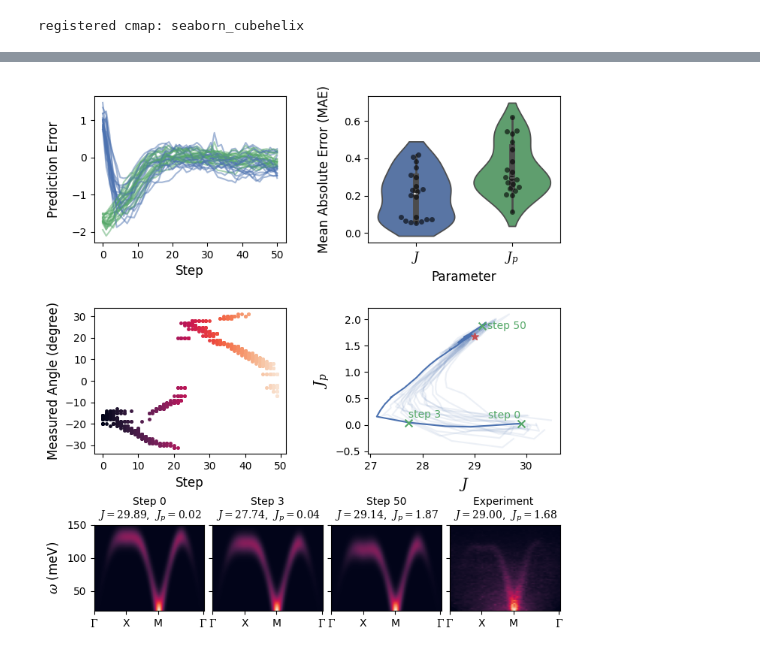
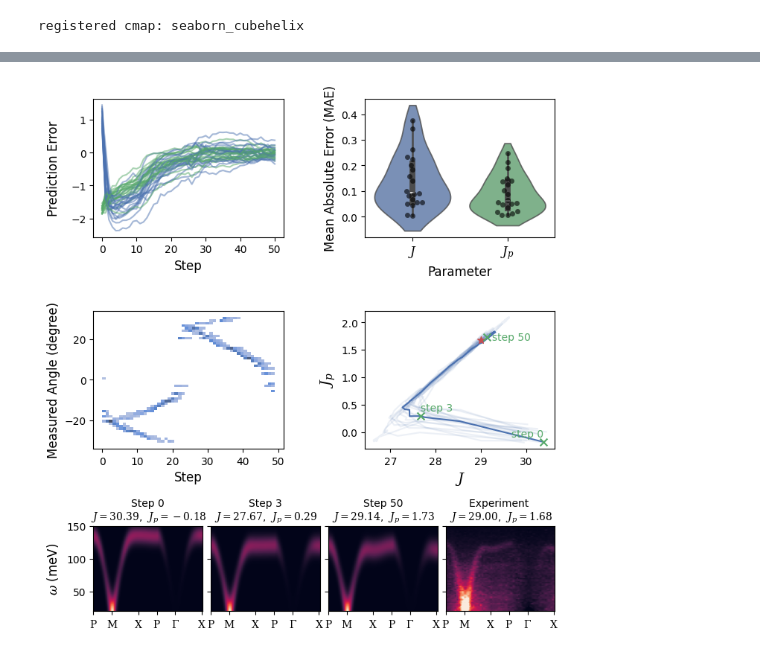
Before and after one commit to zhantaochen/inxs-steering, a Jupyter notebook: paper_preperation/real_exp_benchmark_results.ipynb, the cells around one changed output, grey strips where cells are left out. Saved outputs shown, nothing was run; the diff lists cells and outputs as text; code cells hidden in the pictures.

```diff
--- a/paper_preperation/real_exp_benchmark_results.ipynb
+++ b/paper_preperation/real_exp_benchmark_results.ipynb
@@ -42,10 +41,12 @@ for path in summary_dict['real'][method]:
 
         # _mean_preds = _pt['means']
 
-        _maes = (_mean_preds - _pt['true_params'][None]).norm(dim=-1)
+        # _maes = (_mean_preds - _pt['true_params'][None]).norm(dim=-1)
+        # maes.append(_maes[steps_of_interest].unsqueeze(0))
+        _maes = (_mean_preds - _pt['true_params'][None])[-1,None].abs()
 
+        maes.append(_maes)
         mean_preds.append(_mean_preds.unsqueeze(0))
-        maes.append(_maes[steps_of_interest].unsqueeze(0))
         sample_ids.append(_idx)
         true_values.append(_pt['true_params'])
         measured_angles.append(_pt['measured_angles'].unsqueeze(0))
@@ -168,8 +159,10 @@ obtained memmap mask name as: mask_h_-2.0_2.0_121_k_-2.0_2.0_121_l_-10.0_4.5_30_
 # %%
 from inxss import linspace_2D_equidistant, plot_points, get_Sqw_func
 
-_, kpt_indices = linspace_2D_equidistant([[0,0],[0.5,0],[0.5,0.5],[0,0]], 100, return_indices=True)
-kpts = torch.from_numpy(linspace_2D_equidistant([[0,0],[0.5,0],[0.5,0.5],[0,0]], 100))
+# _, kpt_indices = linspace_2D_equidistant([[0,0],[0.5,0],[0.5,0.5],[0,0]], 100, return_indices=True)
+# kpts = torch.from_numpy(linspace_2D_equidistant([[0,0],[0.5,0],[0.5,0.5],[0,0]], 100))
+_, kpt_indices = linspace_2D_equidistant([[1/4,1/4], [1/2,1/2], [0,1/2], [1/4,1/4], [0,0], [0,1/2]], 100, return_indices=True)
+kpts = torch.from_numpy(linspace_2D_equidistant([[1/4,1/4],[1/2,1/2],[0,1/2],[1/4,1/4], [0,0], [0,1/2]], 100))
 wpts = steer.experiment.w_grid
 qw_coords = []
 for _l in steer.experiment.l_grid:
@@ -180,7 +173,8 @@ for _l in steer.experiment.l_grid:
        ], dim=2)
     qw_coords.append(_qw_coords)
 
-kpt_labels = ['$\Gamma$', 'X', 'M', '$\Gamma$']
+kpt_labels = ['$\mathrm{P}$', '$\mathrm{M}$', '$\mathrm{X}$', '$\mathrm{P}$', '$\Gamma$', '$\mathrm{X}$']
+# kpt_labels = ['K'] * len(kpt_indices)
 # %%
 S_exp = 0.
 for _qw_coords in qw_coords:
@@ -323,7 +453,15 @@ fig.savefig(f'figures/exp_benchmark_summary_{method}.pdf', bbox_inches='tight')
 # %%
+shift_type = 'center'
+maes_demo = results_shifted_init[shift_type]['maes']
+true_values_demo = results_shifted_init[shift_type]['true_values']
+mean_preds_demo = results_shifted_init[shift_type]['mean_preds']
+
+measured_angles_demo = results_shifted_init[shift_type]['measured_angles']
+measured_angles_demo[measured_angles_demo > 180] -= 360
+
 fig = plt.figure(figsize=(8,9))
 
-gs = fig.add_gridspec(3, 4, height_ratios=[3,3,2], wspace=1.5, hspace=0.5)
+gs = fig.add_gridspec(3, 4, height_ratios=[3,3,2], wspace=1.5, hspace=0.6)
 
 
 ax_mae_hist = fig.add_subplot(gs[0, 2:])
@@ -331,41 +469,42 @@ ax_traj = fig.add_subplot(gs[1, 2:])
 ax_ang = fig.add_subplot(gs[1, :2])
 ax_mae_step = fig.add_subplot(gs[0, :2])
 
-sns.violinplot(data=maes, ax=ax_mae_hist, cut=True)
-sns.swarmplot(data=maes, ax=ax_mae_hist, color='black', alpha=0.6)
+sns.violinplot(data=maes_demo, ax=ax_mae_hist, cut=True, alpha=0.8)
+sns.swarmplot(data=maes_demo, ax=ax_mae_hist, color='black', alpha=0.6)
 ax_mae_hist.set_xticks([0, 1])
 ax_mae_hist.set_xticklabels(['$J$', '$J_{p}$'], fontsize=12)
 ax_mae_hist.set_ylabel('Mean Absolute Error (MAE)')
 ax_mae_hist.set_xlabel('Parameter')
 
 
-for _idx in range(mean_preds.shape[0]):
+for _idx in range(mean_preds_demo.shape[0]):
     if _idx == _idx_demo_detail:
-        ax_traj.plot(mean_preds[_idx,:,0], mean_preds[_idx,:,1], color=f'C0', zorder=1)
+        ax_traj.plot(mean_preds_demo[_idx,:,0], mean_preds_demo[_idx,:,1], color=f'C0', zorder=1)
     else:
-        ax_traj.plot(mean_preds[_idx,:,0], mean_preds[_idx,:,1], color=f'C0', alpha=0.1, zorder=1)
+        ax_traj.plot(mean_preds_demo[_idx,:,0], mean_preds_demo[_idx,:,1], color=f'C0', alpha=0.1, zorder=1)
 
 
-ax_traj.scatter(true_values[_idx_demo_detail,0], true_values[_idx_demo_detail,1], marker='*', color=f'C2', zorder=10, s=50)
-ax_traj.scatter(mean_preds[_idx_demo_detail,steps_demo,0], mean_preds[_idx_demo_detail,steps_demo,1], marker='x', color='C1', zorder=10, s=50)
-ax_traj.text(mean_preds[_idx_demo_detail,steps_demo[0],0], mean_preds[_idx_demo_detail,steps_demo[0],1]+0.05,
+ax_traj.scatter(true_values_demo[_idx_demo_detail,0], true_values_demo[_idx_demo_detail,1], marker='*', color=f'C2', zorder=10, s=50)
+ax_traj.scatter(mean_preds_demo[_idx_demo_detail,steps_demo,0], mean_preds_demo[_idx_demo_detail,steps_demo,1], marker='x', color='C1', zorder=10, s=50)
+ax_traj.text(mean_preds_demo[_idx_demo_detail,steps_demo[0],0], mean_preds_demo[_idx_demo_detail,steps_demo[0],1]+0.05,
          f'step {steps_demo[0]}', fontsize=10, ha='right', va='bottom', color='C1')
-ax_traj.text(mean_preds[_idx_demo_detail,steps_demo[1],0], mean_preds[_idx_demo_detail,steps_demo[1],1]+0.05,
+ax_traj.text(mean_preds_demo[_idx_demo_detail,steps_demo[1],0], mean_preds_demo[_idx_demo_detail,steps_demo[1],1]+0.05,
          f'step {steps_demo[1]}', fontsize=10, ha='left', va='bottom', color='C1')
-ax_traj.text(mean_preds[_idx_demo_detail,steps_demo[2],0]+0.1, mean_preds[_idx_demo_detail,steps_demo[2],1],
+ax_traj.text(mean_preds_demo[_idx_demo_detail,steps_demo[2],0]+0.1, mean_preds_demo[_idx_demo_detail,steps_demo[2],1],
          f'step {steps_demo[2]}', fontsize=10, ha='left', va='center', color='C1')
 ax_traj.set_xlabel('$J$', fontdict={'size': 14})
 ax_traj.set_ylabel('$J_{p}$', fontdict={'size': 14})
 # ax_traj.yaxis.tick_right()  # Move yticks to the right
 # ax_traj.yaxis.set_label_position("right")  # Move ylabels to the right
 
-for i in range(measured_angles.shape[1]):
-    ax_ang.plot(i * np.ones_like(measured_angles[:,i]), measured_angles[:,i], 'o', color=cmap(i/50), markersize=2.5);
+# for i in range(measured_angles.shape[1]):
+#     ax_ang.plot(i * np.ones_like(measured_angles[:,i]), measured_angles[:,i], 'o', color=cmap(i/50), markersize=2.5);
+sns.histplot(x=np.repeat(np.arange(50)[None,:], 20, axis=0).reshape(-1), y=measured_angles_demo.reshape(-1), bins=50, ax=ax_ang)
 ax_ang.set_xlabel('Step')
 ax_ang.set_ylabel('Measured Angle (degree)')
 
 
-mae_hist = (mean_preds - true_values[:,None,:])
+mae_hist = (mean_preds_demo - true_values_demo[:,None,:])
 for i in range(mae_hist.shape[0]):
     ax_mae_step.plot(np.arange(mae_hist.shape[1]), mae_hist[i,:,0], alpha=0.5, color='C0')
     ax_mae_step.plot(np.arange(mae_hist.shape[1]), mae_hist[i,:,1], alpha=0.5, color='C1')
@@ -376,33 +515,32 @@ cmap = sns.color_palette("rocket", as_cmap=True)
 sub_gs = gs[-1,:].subgridspec(1, 4, wspace=0.075)
 
 aspect = .6
 axes_to_align1 = []
 for i in range(3):
     _ax = fig.add_subplot(sub_gs[0, i])
     _ax.imshow(S_pred_list[i][:w_idx_upper,:], origin='lower', cmap=cmap, extent=extent, aspect=aspect)
     _ax.set_title(f'Step {steps_demo[i]}\n $J={params_list[i][0]:.2f}$,  $J_{{p}}={params_list[i][1]:.2f}$',
                     fontsize=10)
     _ax.set_xticks(kpt_indices)
     _ax.set_xticklabels(kpt_labels)
     if i >0:
         _ax.set_yticklabels([])
         axes_to_align2.append(_ax)
     else:
         _ax.set_ylabel('$\omega$ (meV)')
         axes_to_align1.append(_ax)
 
 ax = fig.add_subplot(sub_gs[-1, -1])
-ax.imshow(S_exp[:w_idx_upper,:], origin='lower', cmap=cmap, extent=extent, aspect=aspect)
+ax.imshow(S_exp[:w_idx_upper,:], origin='lower', cmap=cmap, extent=extent, aspect=aspect, vmax=S_exp.max() * 0.5)
 ax.set_title('Experiment \n $J=29.00$,  $J_{{p}}=1.68$',
                 fontsize=10)
 ax.set_yticklabels([])
 ax.set_xticks(kpt_indices)
 ax.set_xticklabels(kpt_labels)
 
 fig.align_ylabels([ax_mae_step, ax_ang, ] + axes_to_align1)
 fig.align_ylabels([ax_mae_hist, ax_traj])
 
 fig.tight_layout()
-fig.savefig('figures/exp_benchmark_summary.pdf', bbox_inches='tight')
 # %% [output]
-[figure, old version]
+[figure, new version]
```
Also changed, not shown: parts of 18 cells of this notebook, 10 other files.
